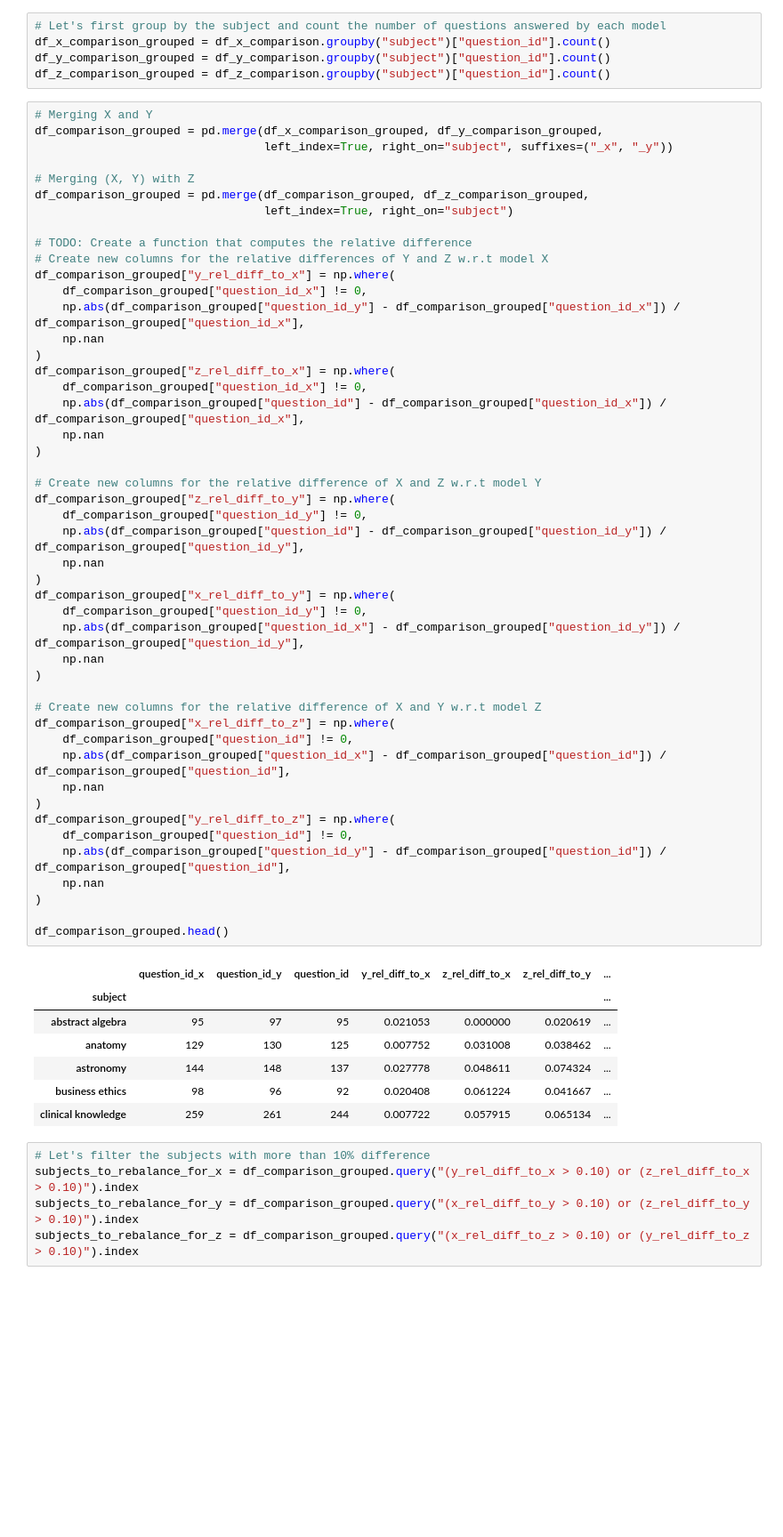
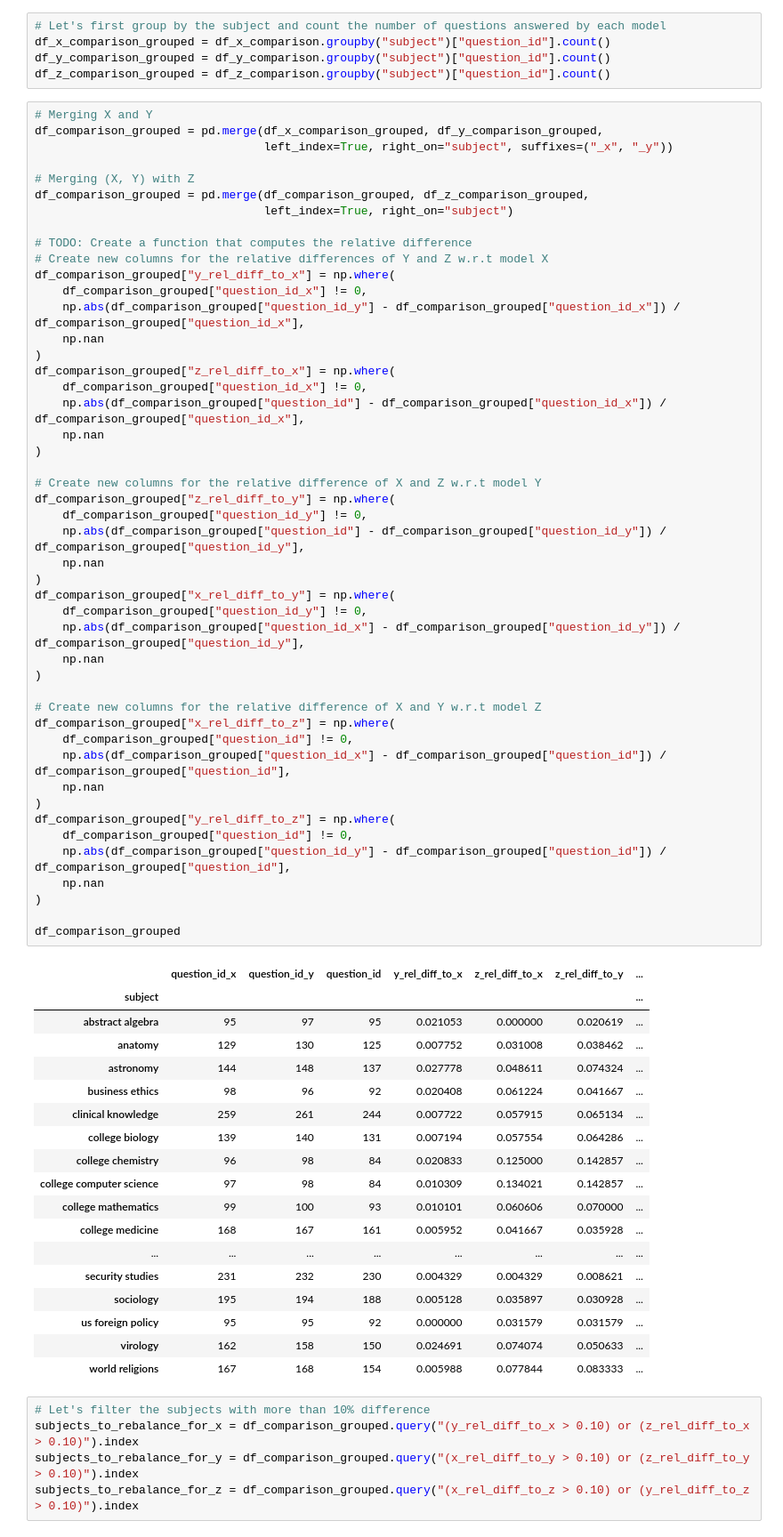
Before and after one commit to sylvainshan/Applied-Data-Analysis, a Jupyter notebook: Homework/01_PROJECT_NEUTRALITY/analysis.ipynb, the cells around one changed output. Shown at 89% size. Drawn from its saved outputs; the diff is of its cells as text; blank space fills up the shorter version.

```diff
--- a/Homework/01_PROJECT_NEUTRALITY/analysis.ipynb
+++ b/Homework/01_PROJECT_NEUTRALITY/analysis.ipynb
@@ -447,34 +448,45 @@ df_comparison_grouped["z_rel_diff_to_y"] = np.where(
     df_comparison_grouped["question_id_y"] != 0,
     np.abs(df_comparison_grouped["question_id"] - df_comparison_grouped["question_id_y"]) / df_comparison_grouped["question_id_y"],
     np.nan
 )
 df_comparison_grouped["x_rel_diff_to_y"] = np.where(
     df_comparison_grouped["question_id_y"] != 0,
     np.abs(df_comparison_grouped["question_id_x"] - df_comparison_grouped["question_id_y"]) / df_comparison_grouped["question_id_y"],
     np.nan
 )
 
 # Create new columns for the relative difference of X and Y w.r.t model Z
 df_comparison_grouped["x_rel_diff_to_z"] = np.where(
     df_comparison_grouped["question_id"] != 0,
     np.abs(df_comparison_grouped["question_id_x"] - df_comparison_grouped["question_id"]) / df_comparison_grouped["question_id"],
     np.nan
 )
 df_comparison_grouped["y_rel_diff_to_z"] = np.where(
     df_comparison_grouped["question_id"] != 0,
     np.abs(df_comparison_grouped["question_id_y"] - df_comparison_grouped["question_id"]) / df_comparison_grouped["question_id"],
     np.nan
 )
 
-df_comparison_grouped.head()
+df_comparison_grouped
 # %% [output]
 |  | question_id_x | question_id_y | question_id | y_rel_diff_to_x | z_rel_diff_to_x | z_rel_diff_to_y | ... |
 | subject |  |  |  |  |  |  | ... |
 | abstract algebra | 95 | 97 | 95 | 0.021053 | 0.000000 | 0.020619 | ... |
 | anatomy | 129 | 130 | 125 | 0.007752 | 0.031008 | 0.038462 | ... |
 | astronomy | 144 | 148 | 137 | 0.027778 | 0.048611 | 0.074324 | ... |
 | business ethics | 98 | 96 | 92 | 0.020408 | 0.061224 | 0.041667 | ... |
 | clinical knowledge | 259 | 261 | 244 | 0.007722 | 0.057915 | 0.065134 | ... |
+| college biology | 139 | 140 | 131 | 0.007194 | 0.057554 | 0.064286 | ... |
+| college chemistry | 96 | 98 | 84 | 0.020833 | 0.125000 | 0.142857 | ... |
+| college computer science | 97 | 98 | 84 | 0.010309 | 0.134021 | 0.142857 | ... |
+| college mathematics | 99 | 100 | 93 | 0.010101 | 0.060606 | 0.070000 | ... |
+| college medicine | 168 | 167 | 161 | 0.005952 | 0.041667 | 0.035928 | ... |
+| ... | ... | ... | ... | ... | ... | ... | ... |
+| security studies | 231 | 232 | 230 | 0.004329 | 0.004329 | 0.008621 | ... |
+| sociology | 195 | 194 | 188 | 0.005128 | 0.035897 | 0.030928 | ... |
+| us foreign policy | 95 | 95 | 92 | 0.000000 | 0.031579 | 0.031579 | ... |
+| virology | 162 | 158 | 150 | 0.024691 | 0.074074 | 0.050633 | ... |
+| world religions | 167 | 168 | 154 | 0.005988 | 0.077844 | 0.083333 | ... |
 # %%
 # Let's filter the subjects with more than 10% difference
 subjects_to_rebalance_for_x = df_comparison_grouped.query("(y_rel_diff_to_x > 0.10) or (z_rel_diff_to_x > 0.10)").index
```
Also changed, not shown: parts of 8 cells of this notebook, 10 other files.
